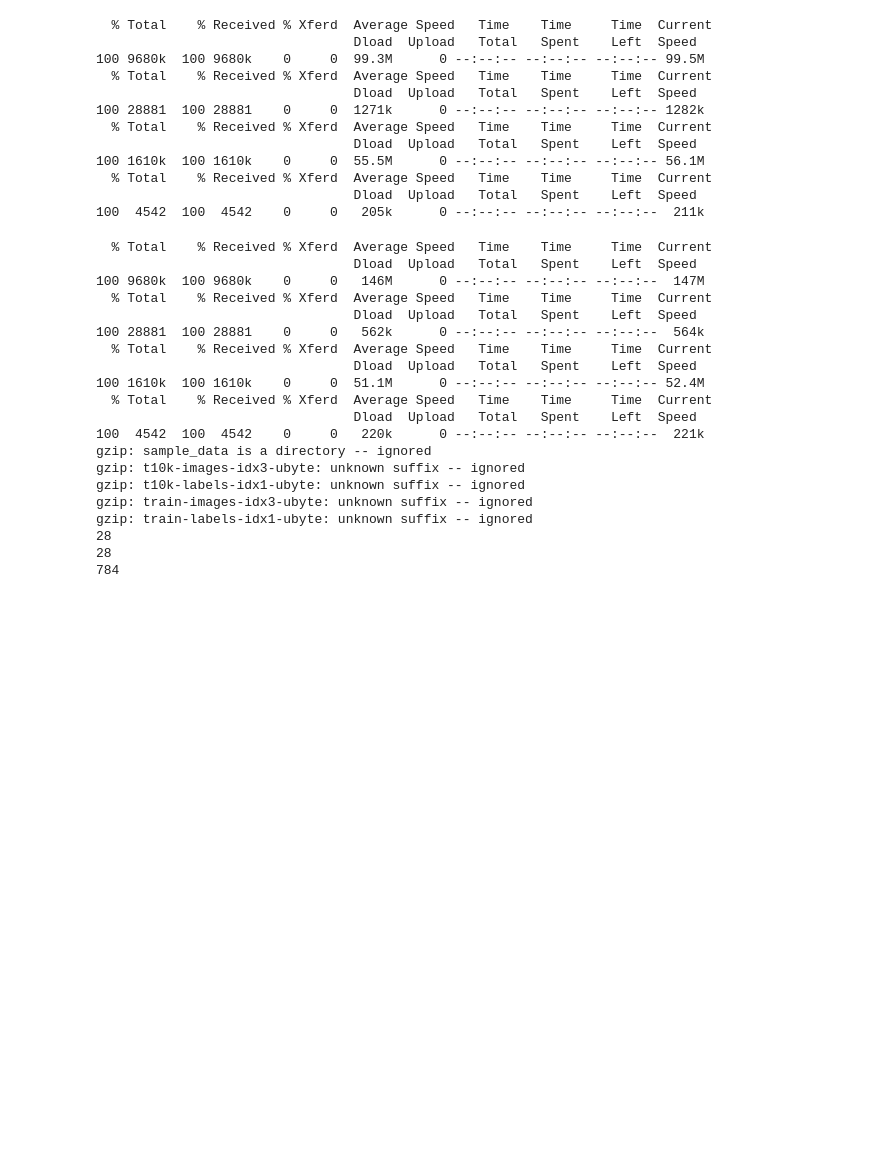
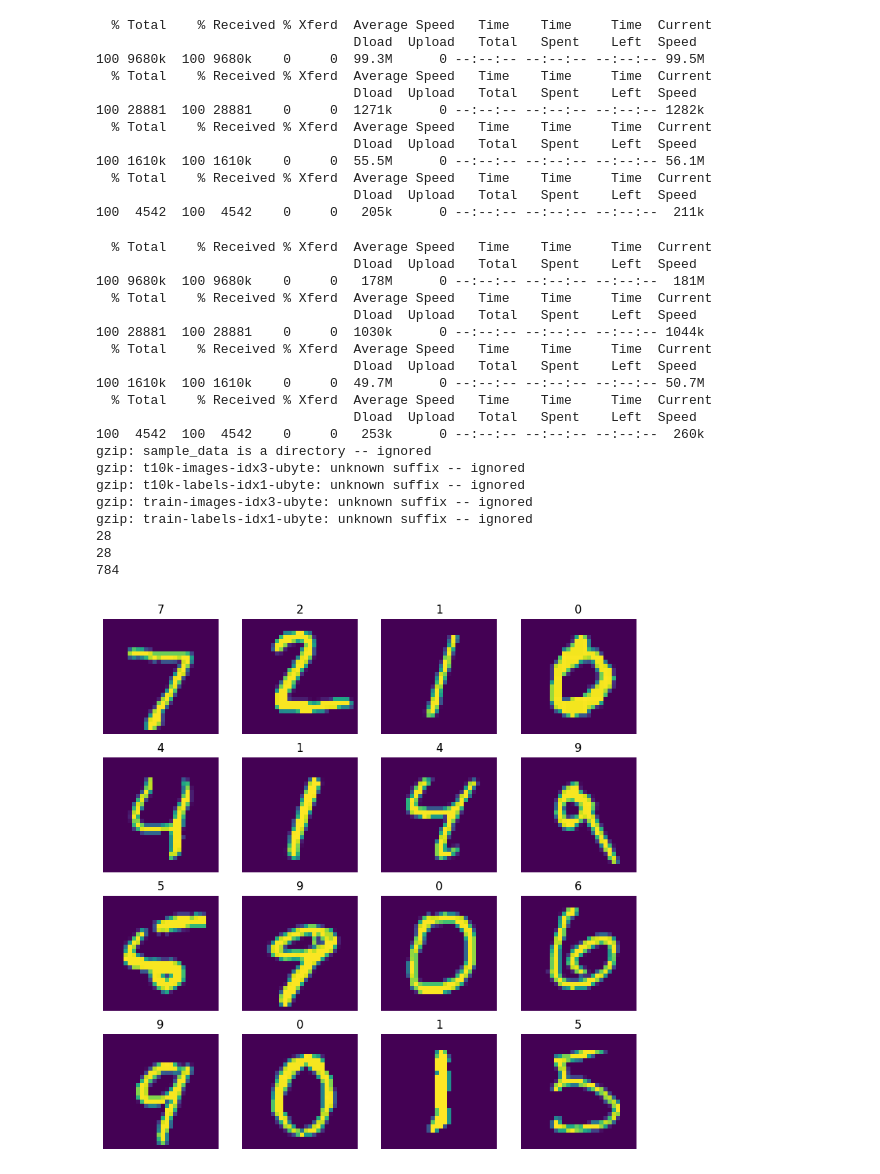
Before and after one commit to CypherGuedes/Perceptron, a Jupyter notebook: Perceptron.ipynb, the cells around one changed output. Cells and saved outputs as stored; diff of their text form; code cells hidden in the pictures; blank space fills up the shorter version.

```diff
--- a/Perceptron.ipynb
+++ b/Perceptron.ipynb
@@ -166,34 +166,48 @@ n_train = 100 # Numero de imagens carregadas para treinamento
 n_test = 10 # Numero de imagens carregadas para teste
 
 x_train = read_images(TRAIN_DATA_FILENAME, n_train)
 y_train = np.array(read_labels(TRAIN_LABELS_FILENAME, n_train)).reshape(n_train,1)
 print(len(x_train[0]))
 print(len(x_train[0][0]))
 
 x_test = read_images(TEST_DATA_FILENAME, n_test)
 y_test = read_labels(TEST_LABELS_FILENAME, n_test)
 
 x_train = np.array(extract_features(x_train))/255 # Transformando em numpy array e normalizando (valores entre 0 e 1)
 x_test = np.array(extract_features(x_test))/255 # Transformando em numpy array e normalizando (valores entre 0 e 1)
 print(len(x_train[0]))
+
+#Visualização
+from PIL import Image
+
+sample_images = read_images(TEST_DATA_FILENAME, 16, show=True)
+sample_labels = read_labels(TEST_LABELS_FILENAME, 16)
+plt.figure(figsize=(10, 10))
+for idx, test_sample in enumerate(sample_images):
+    img = Image.fromarray(np.array(test_sample), 'L')
+    ax = plt.subplot(4, 4, idx + 1)
+    plt.imshow(img)
+    plt.title(int(sample_labels[idx]))
+    plt.axis("off")
 # %% [output]
   % Total    % Received % Xferd  Average Speed   Time    Time     Time  Current
                                  Dload  Upload   Total   Spent    Left  Speed
-100 9680k  100 9680k    0     0   146M      0 --:--:-- --:--:-- --:--:--  147M
+100 9680k  100 9680k    0     0   178M      0 --:--:-- --:--:-- --:--:--  181M
   % Total    % Received % Xferd  Average Speed   Time    Time     Time  Current
                                  Dload  Upload   Total   Spent    Left  Speed
-100 28881  100 28881    0     0   562k      0 --:--:-- --:--:-- --:--:--  564k
+100 28881  100 28881    0     0  1030k      0 --:--:-- --:--:-- --:--:-- 1044k
   % Total    % Received % Xferd  Average Speed   Time    Time     Time  Current
                                  Dload  Upload   Total   Spent    Left  Speed
-100 1610k  100 1610k    0     0  51.1M      0 --:--:-- --:--:-- --:--:-- 52.4M
+100 1610k  100 1610k    0     0  49.7M      0 --:--:-- --:--:-- --:--:-- 50.7M
   % Total    % Received % Xferd  Average Speed   Time    Time     Time  Current
                                  Dload  Upload   Total   Spent    Left  Speed
-100  4542  100  4542    0     0   220k      0 --:--:-- --:--:-- --:--:--  221k
+100  4542  100  4542    0     0   253k      0 --:--:-- --:--:-- --:--:--  260k
 gzip: sample_data is a directory -- ignored
 gzip: t10k-images-idx3-ubyte: unknown suffix -- ignored
 gzip: t10k-labels-idx1-ubyte: unknown suffix -- ignored
 gzip: train-images-idx3-ubyte: unknown suffix -- ignored
 gzip: train-labels-idx1-ubyte: unknown suffix -- ignored
 28
 28
 784
+[figure, added]
```
